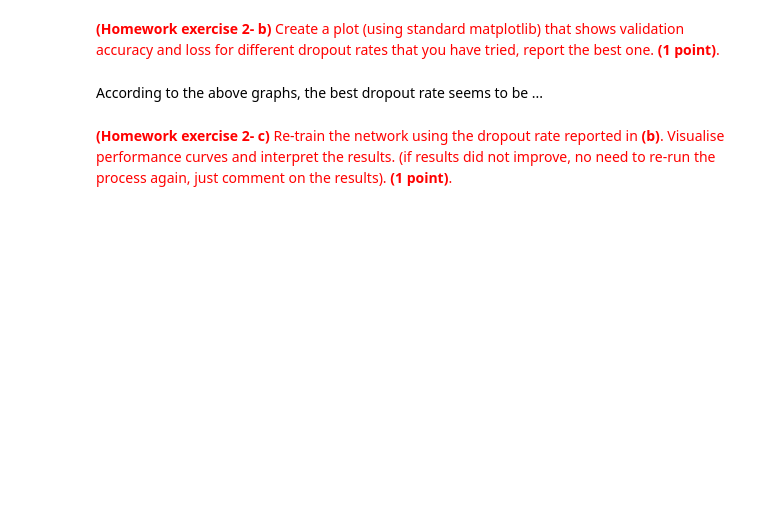
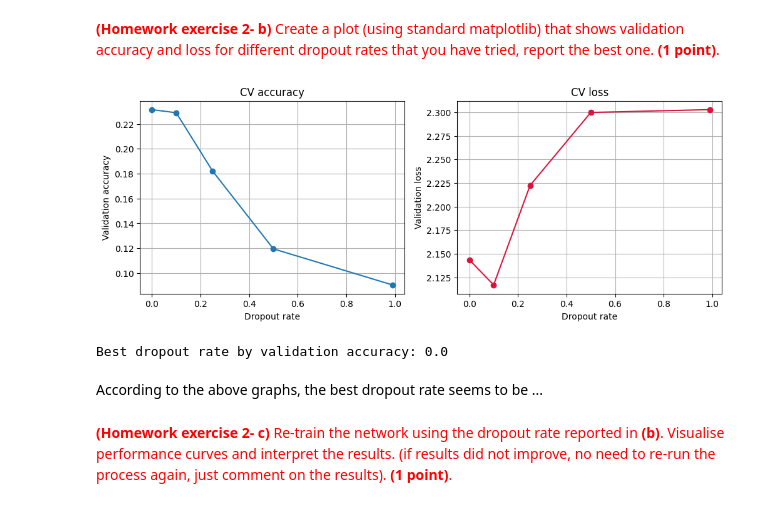
Before and after one commit to Ermolz/ml-homework04, a Jupyter notebook: 2026_RegularizationHW.ipynb, the cells around one changed output. Cells and saved outputs as stored; diff of their text form; code cells hidden in the pictures; blank space fills up the shorter version.

```diff
--- a/2026_RegularizationHW.ipynb
+++ b/2026_RegularizationHW.ipynb
@@ -277,3 +306,29 @@ for i, dropout_rate in enumerate(dropout_rates):
+# %%
+##### YOUR CODE STARTS #####
+# Plot for accuracies
+plt.figure(figsize=(12, 4))
+plt.subplot(1, 2, 1)
+plt.plot(dropout_rates, val_fold_acc, marker='o')
+plt.xlabel('Dropout rate')
+plt.ylabel('Validation accuracy')
+plt.title('CV accuracy')
+plt.grid(True)
+
+# Plot for losses
+plt.subplot(1, 2, 2)
+plt.plot(dropout_rates, val_fold_loss, marker='o', color='crimson')
+plt.xlabel('Dropout rate')
+plt.ylabel('Validation loss')
+plt.title('CV loss')
+plt.grid(True)
+plt.show()
+
+best_dropout_rate = dropout_rates[int(np.argmax(val_fold_acc))]
+print(f'Best dropout rate by validation accuracy: {best_dropout_rate}')
+##### YOUR CODE ENDS #####
+# %% [output]
+[figure, added]
+Best dropout rate by validation accuracy: 0.0
 # %% [markdown]
 According to the above graphs, the best dropout rate seems to be ...
 # %% [markdown]
```
Also changed, not shown: parts of 39 cells of this notebook.
